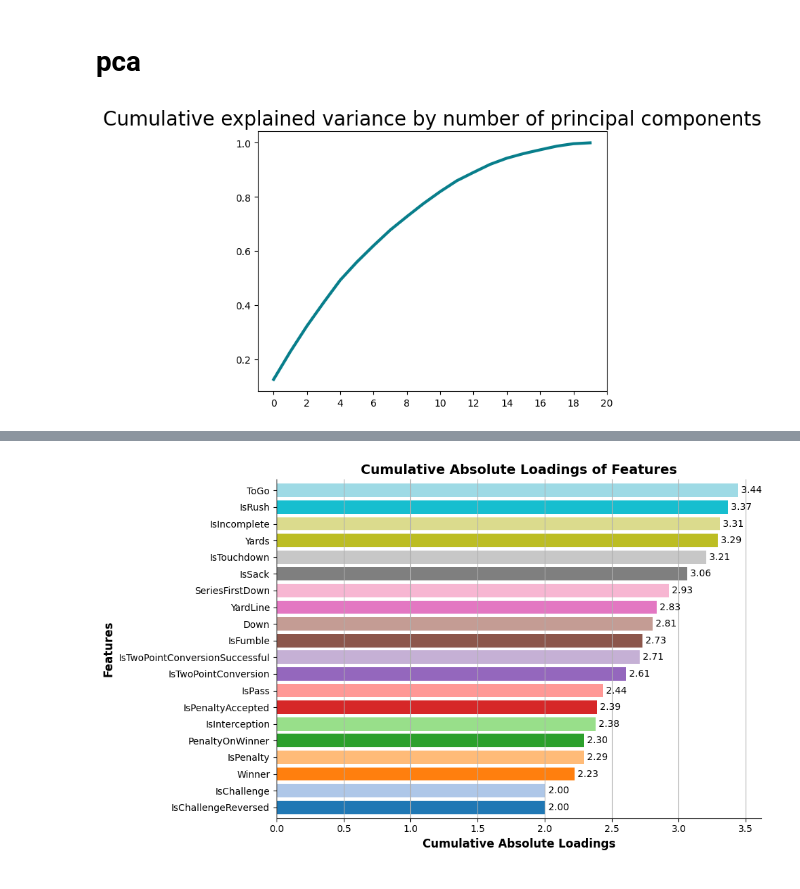
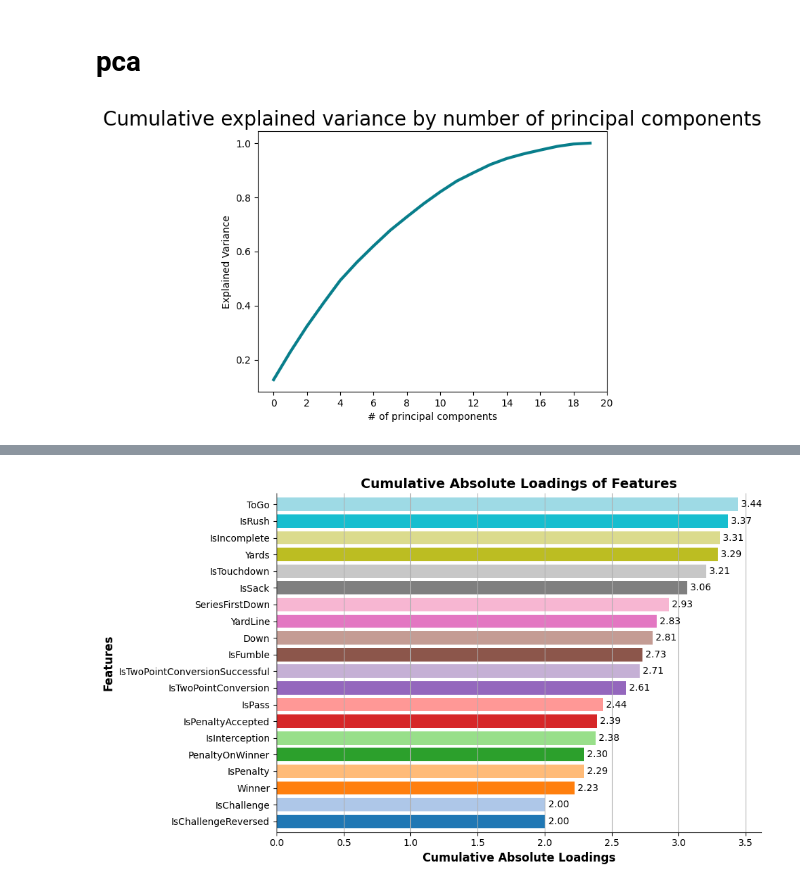
Before and after one commit to Pratik-Chaudhari-ggc/GT-Hacklytics, a Jupyter notebook: notebooks/dtc-notebook.ipynb, the cells around one changed output, grey strips where cells are left out. Cells and saved outputs as stored; diff of their text form; code cells hidden in the pictures.

```diff
--- a/notebooks/dtc-notebook.ipynb
+++ b/notebooks/dtc-notebook.ipynb
@@ -69,9 +69,12 @@ X_test_scaled = ss.transform(X_test)
 # %%
 pca = PCA(n_components=len(feature_list_pca)).fit(X_train_scaled)
 
-plt.plot(pca.explained_variance_ratio_.cumsum(), lw=3, color='#087E8B')
+ax1 = plt.plot(pca.explained_variance_ratio_.cumsum(), lw=3, color='#087E8B')
 plt.title('Cumulative explained variance by number of principal components', size=20)
 plt.xticks(range(0,21,2))
+plt.xlabel('# of principal components')
+plt.ylabel('Explained Variance')
+plt.savefig('../Images/cum_explained_var')
 plt.show()
 # %% [output]
-[figure, old version]
+[figure, new version]
```
Also changed, not shown: parts of 11 cells of this notebook, 5 other files.
